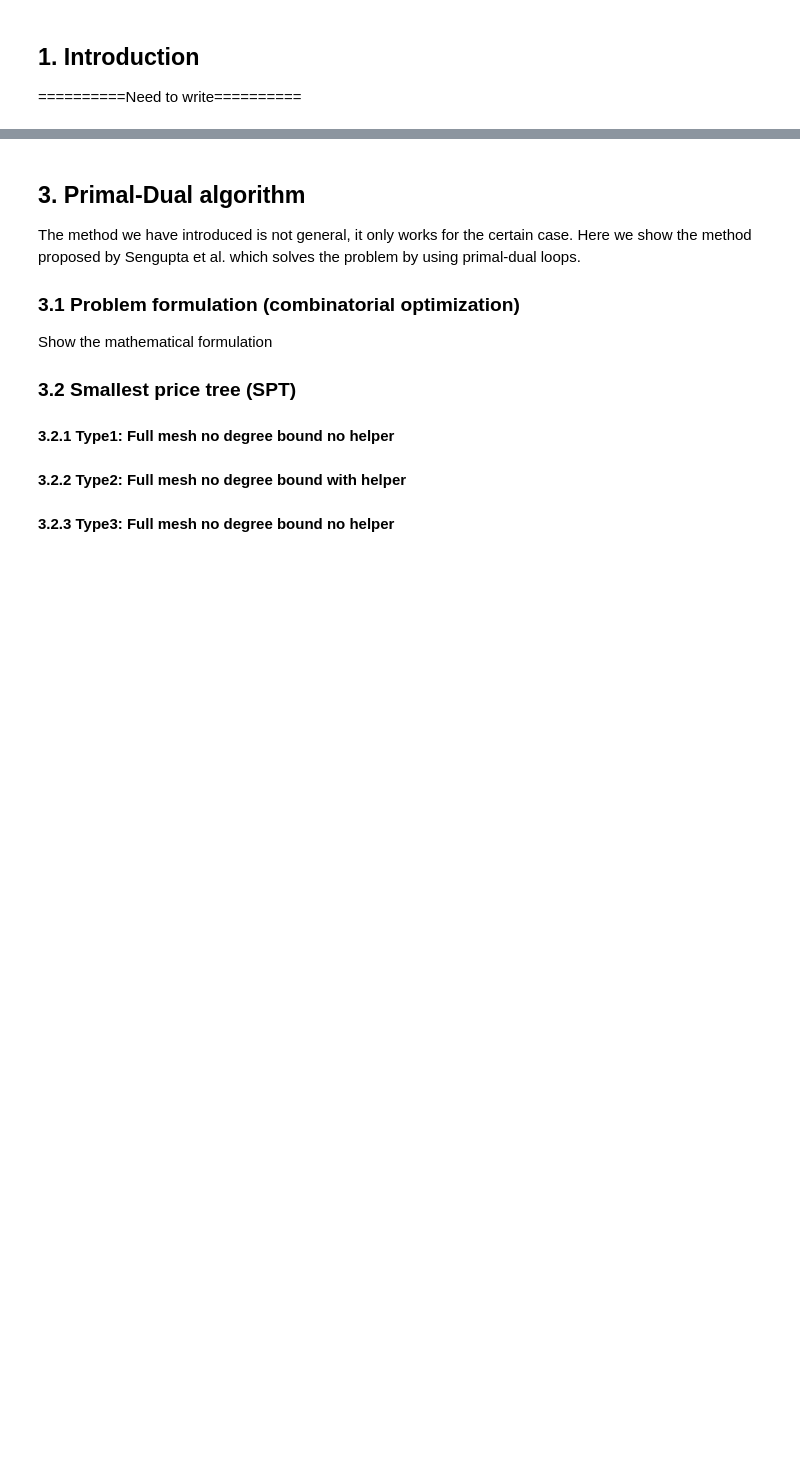
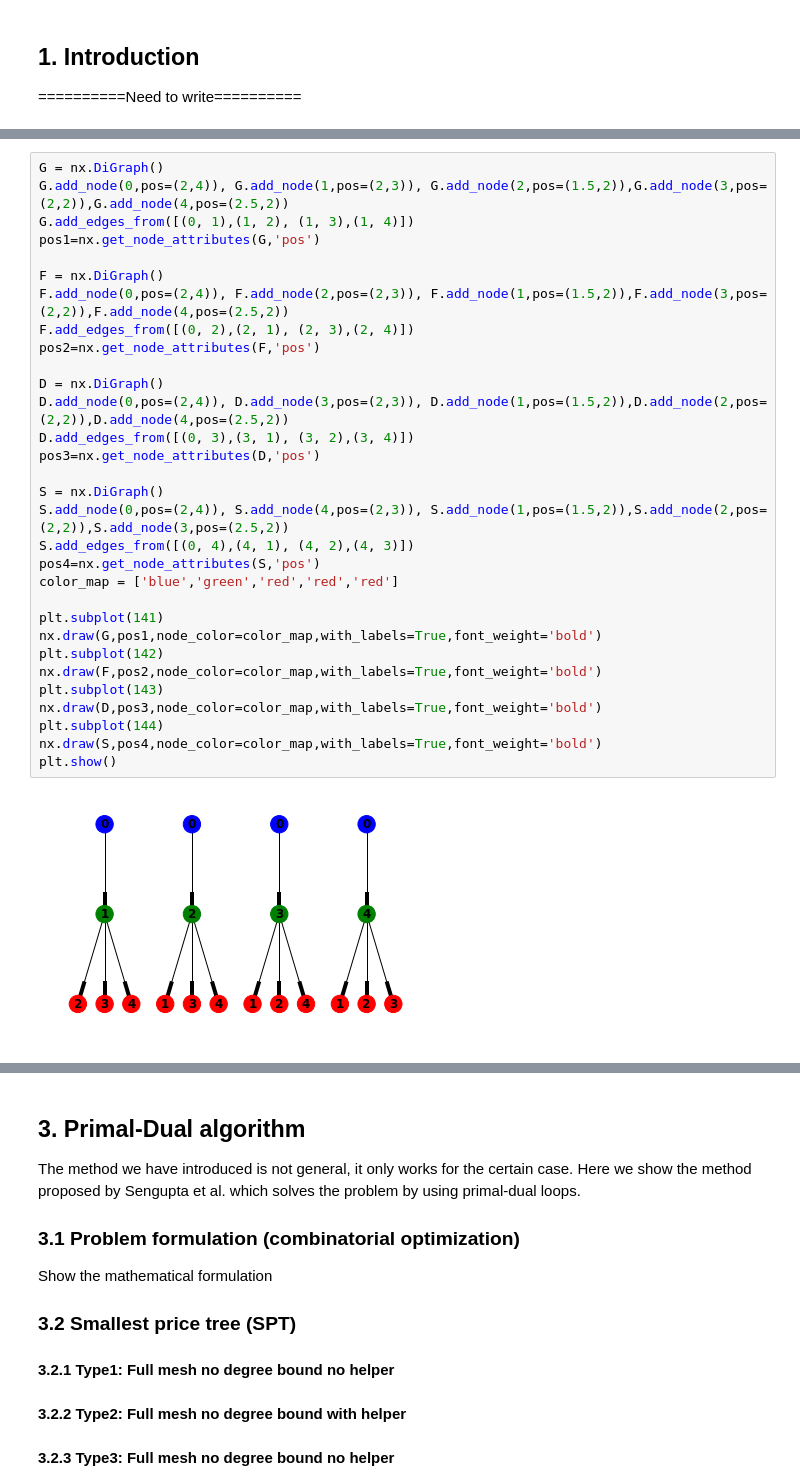
Before and after one commit to TakuKaneda/P2P-project, a Jupyter notebook: P2P-ver2.ipynb, the cells around one changed output, grey strips where cells are left out. Drawn from its saved outputs; the diff is of its cells as text; blank space fills up the shorter version.

```diff
--- a/P2P-ver2.ipynb
+++ b/P2P-ver2.ipynb
@@ -42,0 +71,33 @@ show a smiple example.
+# %%
+G = nx.DiGraph()
+G.add_node(0,pos=(2,4)), G.add_node(1,pos=(2,3)), G.add_node(2,pos=(1.5,2)),G.add_node(3,pos=(2,2)),G.add_node(4,pos=(2.5,2))
+G.add_edges_from([(0, 1),(1, 2), (1, 3),(1, 4)])
+pos1=nx.get_node_attributes(G,'pos')
+
+F = nx.DiGraph()
+F.add_node(0,pos=(2,4)), F.add_node(2,pos=(2,3)), F.add_node(1,pos=(1.5,2)),F.add_node(3,pos=(2,2)),F.add_node(4,pos=(2.5,2))
+F.add_edges_from([(0, 2),(2, 1), (2, 3),(2, 4)])
+pos2=nx.get_node_attributes(F,'pos')
+
+D = nx.DiGraph()
+D.add_node(0,pos=(2,4)), D.add_node(3,pos=(2,3)), D.add_node(1,pos=(1.5,2)),D.add_node(2,pos=(2,2)),D.add_node(4,pos=(2.5,2))
+D.add_edges_from([(0, 3),(3, 1), (3, 2),(3, 4)])
+pos3=nx.get_node_attributes(D,'pos')
+
+S = nx.DiGraph()
+S.add_node(0,pos=(2,4)), S.add_node(4,pos=(2,3)), S.add_node(1,pos=(1.5,2)),S.add_node(2,pos=(2,2)),S.add_node(3,pos=(2.5,2))
+S.add_edges_from([(0, 4),(4, 1), (4, 2),(4, 3)])
+pos4=nx.get_node_attributes(S,'pos')
+color_map = ['blue','green','red','red','red']
+
+plt.subplot(141)
+nx.draw(G,pos1,node_color=color_map,with_labels=True,font_weight='bold')
+plt.subplot(142)
+nx.draw(F,pos2,node_color=color_map,with_labels=True,font_weight='bold')
+plt.subplot(143)
+nx.draw(D,pos3,node_color=color_map,with_labels=True,font_weight='bold')
+plt.subplot(144)
+nx.draw(S,pos4,node_color=color_map,with_labels=True,font_weight='bold')
+plt.show()
+# %% [output]
+[figure, added]
```
Also changed, not shown: parts of 9 cells of this notebook.
